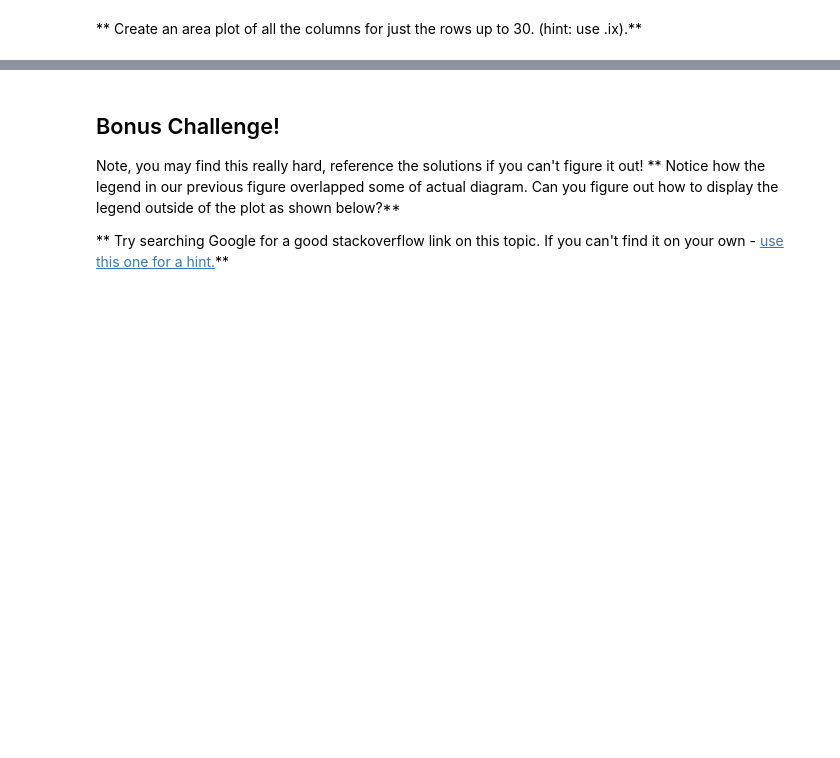
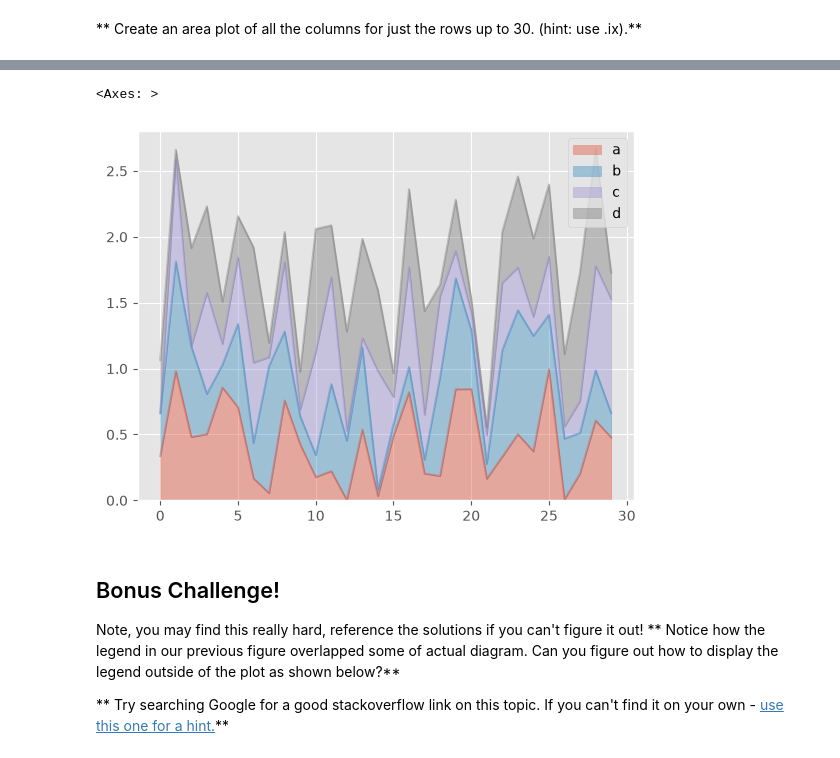
Before and after one commit to CyberWol-12/Machine_Learning_with_Python, a Jupyter notebook: machile_learning_basic to advance/Refactored_Py_DS_ML_Bootcamp-master/07-Pandas-Built-in-Data-Viz/02-Pandas Data Visualization Exercise.ipynb, the cells around one changed output, grey strips where cells are left out. Drawn from its saved outputs; the diff is of its cells as text; code cells hidden in the pictures; blank space fills up the shorter version.

```diff
--- a/machile_learning_basic to advance/Refactored_Py_DS_ML_Bootcamp-master/07-Pandas-Built-in-Data-Viz/02-Pandas Data Visualization Exercise.ipynb
+++ b/machile_learning_basic to advance/Refactored_Py_DS_ML_Bootcamp-master/07-Pandas-Built-in-Data-Viz/02-Pandas Data Visualization Exercise.ipynb
@@ -84,3 +83,8 @@ df3['a'].plot.hist(alpha = 0.3,bins = 25)
+# %%
+df3.iloc[0:30].plot.area(alpha=0.4)
+# %% [output]
+<Axes: >
+[figure, added]
 # %% [markdown]
 ## Bonus Challenge!
 Note, you may find this really hard, reference the solutions if you can't figure it out!
```
Also changed, not shown: parts of 9 cells of this notebook.
